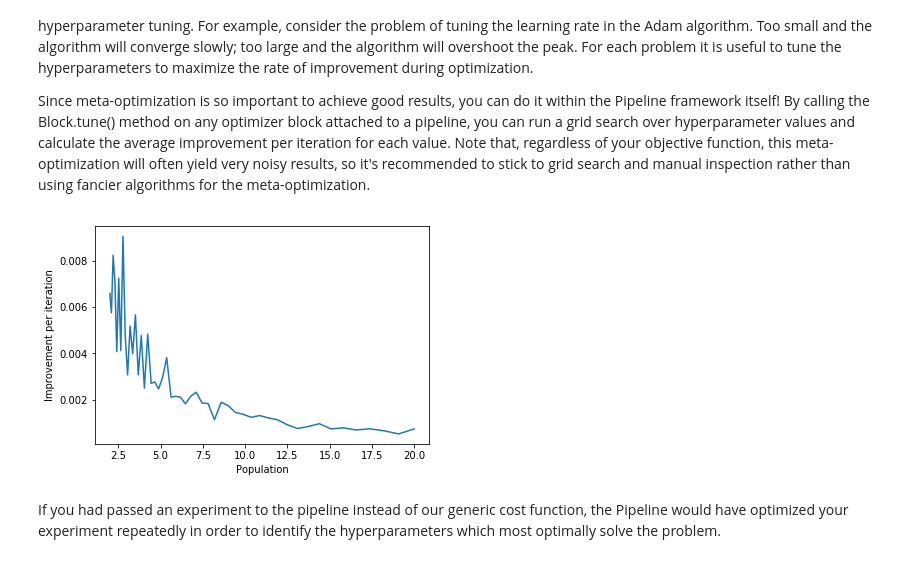
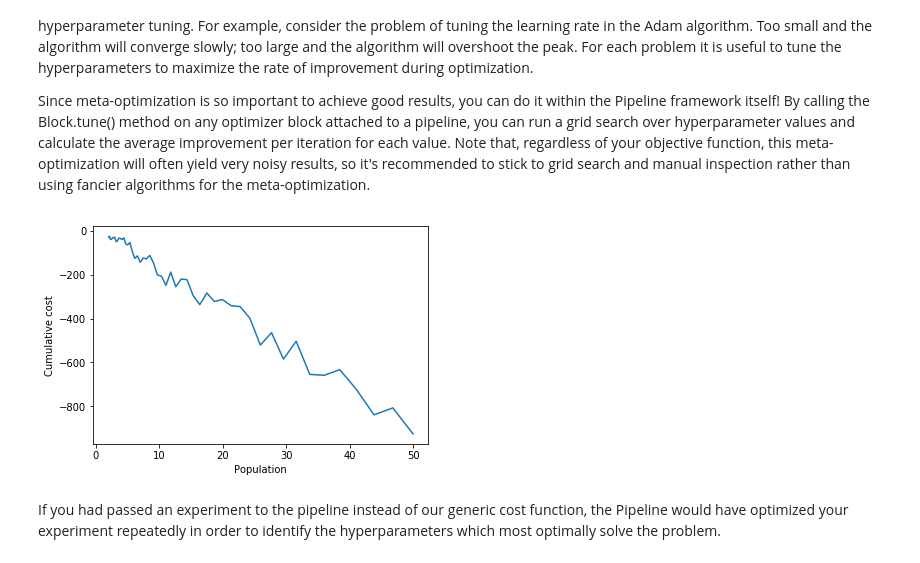
Before and after one commit to robertfasano/emergent, a Jupyter notebook: docs/tutorials/optimize.ipynb, the cells around one changed output. Saved outputs shown, nothing was run; the diff lists cells and outputs as text; code cells hidden in the pictures.

Commit message:
Add cumulative cost to hyperparameter tuning metrics

```diff
--- a/docs/tutorials/optimize.ipynb
+++ b/docs/tutorials/optimize.ipynb
@@ -264,10 +264,10 @@ Since meta-optimization is so important to achieve good results, you can do it w
 # %%
 from emergent.pipeline import *
 pipe = Pipeline(state, bounds, cost, verbose=False)
 pipe.add(DifferentialEvolution())
 block = pipe.blocks[0]
-block.tune('Population', (2,20), steps=50, mode='improvement')
+block.tune('Population', (2,50), steps=50, mode='cumulative')
 # %% [output]
-[figure, old version]
+[figure, new version]
 # %% [markdown]
 If you had passed an experiment to the pipeline instead of our generic cost function, the Pipeline would have optimized your experiment repeatedly in order to identify the hyperparameters which most optimally solve the problem.
```
Also changed, not shown: 1 other file.
